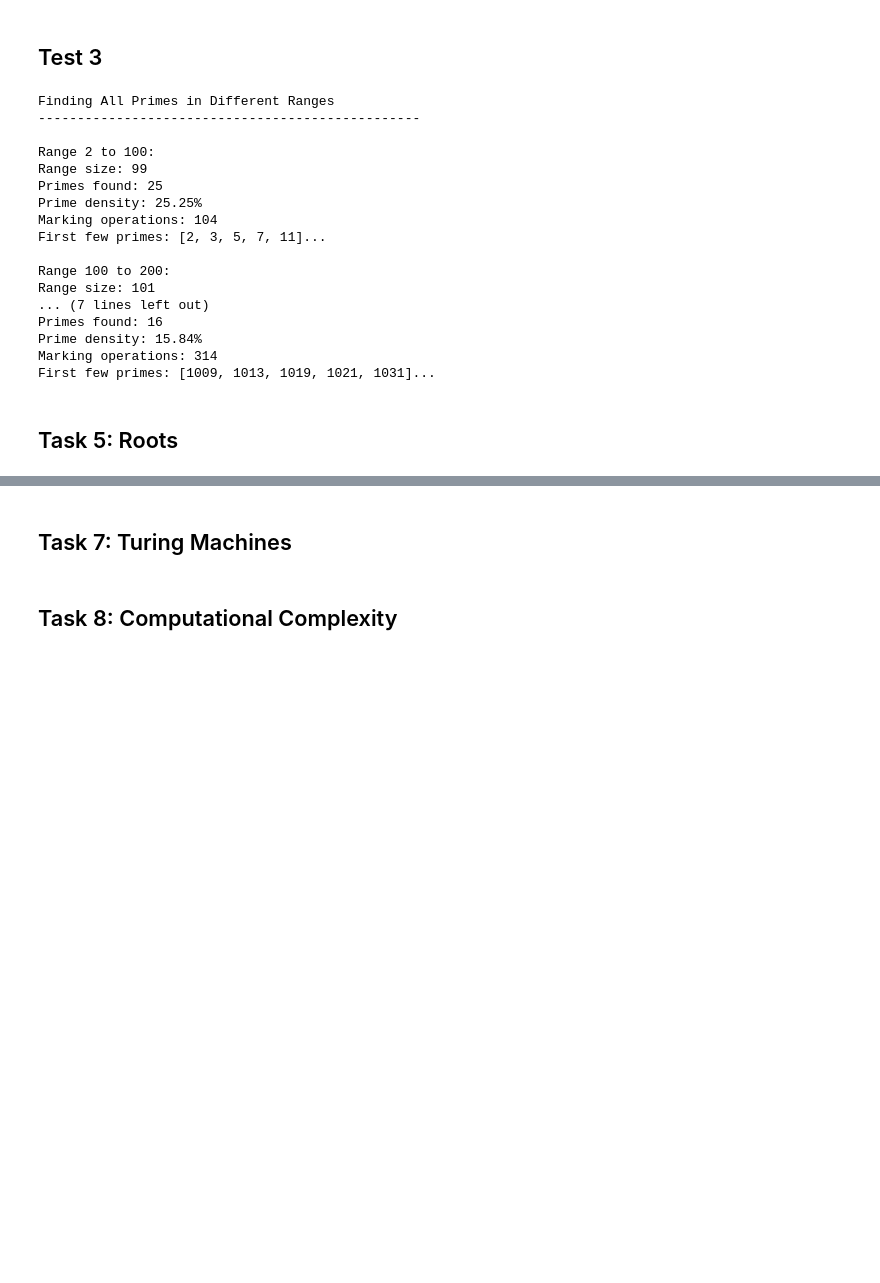
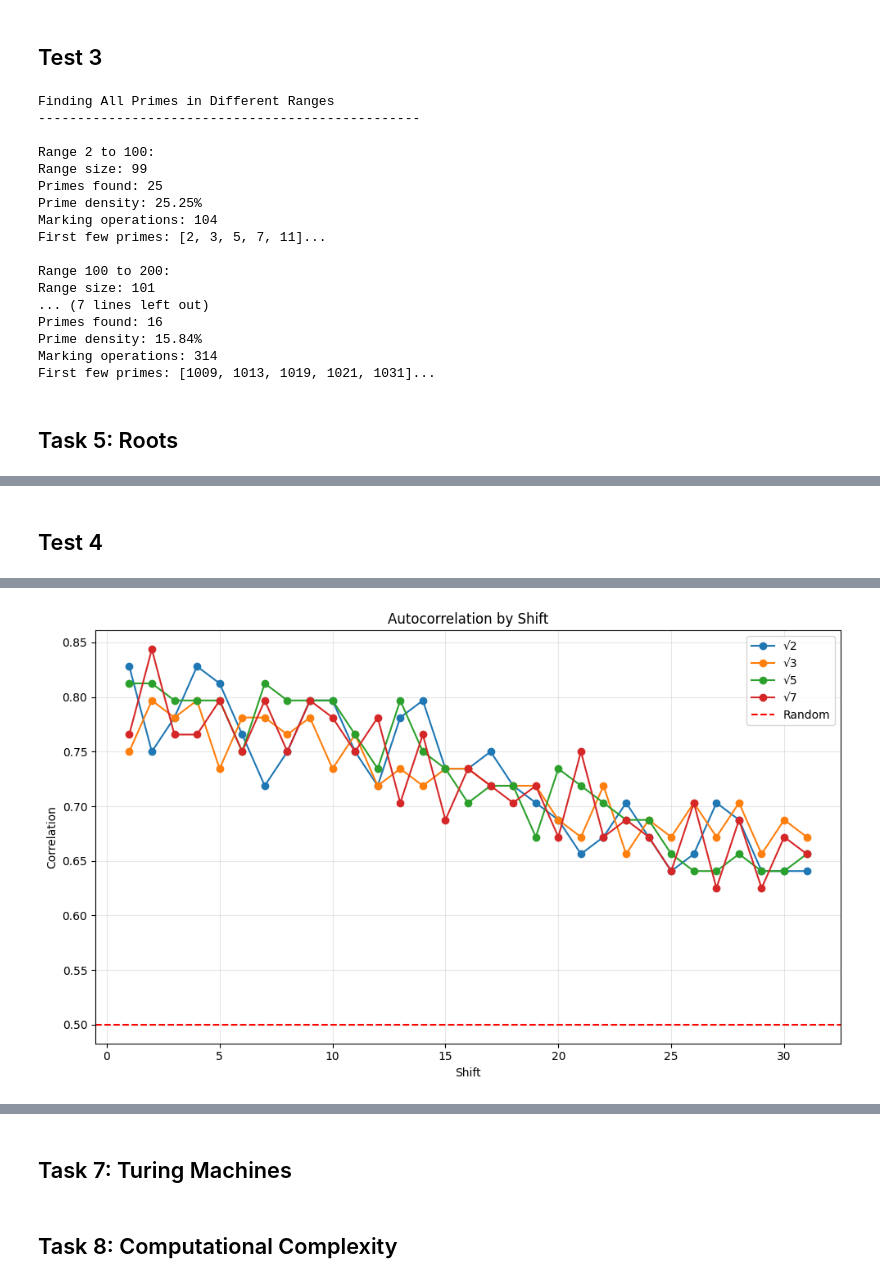
Before and after one commit to LukeCorc99/ComputationalTheory, a Jupyter notebook: tasks.ipynb, the cells around one changed output, grey strips where cells are left out. Saved outputs shown, nothing was run; the diff lists cells and outputs as text; code cells hidden in the pictures; blank space fills up the shorter version.

```diff
--- a/tasks.ipynb
+++ b/tasks.ipynb
@@ -1137,0 +1380,71 @@ def calculateRootFractions(nPrimes=100, bits=32):
+# %% [markdown]
+## Test 4
+# %%
+def testPeriodicity(plot=True):
+    bits = 128
+    primes = [2, 3, 5, 7, 11, 13]
+
+    print(f"Analyzing {bits}-bit sequences for periodicity")
+
+    # Store results for plotting
+    autocorrData = []
+
+    for prime in primes:
+        fraction = fractionalBitsOfSqrt(prime, bits)
+
+        # Check for exact periodic patterns (simple version)
+        hasPeriod = False
+
+        for period in range(2, min(32, bits//4)):
+            matches = True
+            for i in range(period, bits - period, period):
+                if fraction[0:period] != fraction[i:i+period]:
+                    matches = False
+                    break
+
+            if matches:
+                hasPeriod = True
+                print(f"√{prime}: Found periodic pattern of length {period}")
+                print(f"  Pattern: {fraction[0:period]}")
+                break
+
+        if not hasPeriod:
+            # Check autocorrelation for approximate periodicity
+            shifts = range(1, min(33, bits//4))
+            bestShifts = []
+
+            for shift in shifts:
+                correlation = sum(fraction[i] == fraction[(i+shift) % bits]
+                                  for i in range(bits)) / bits
+
+                bestShifts.append((shift, correlation))
+                autocorrData.append((prime, shift, correlation))
+
+            # Report top 3 correlations
+            topShifts = sorted(bestShifts, key=lambda x: x[1], reverse=True)[:3]
+
+            print(f"√{prime}: No exact periodicity found")
+            print(f"  Best autocorrelations: {topShifts}")
+
+    if plot and autocorrData:
+        # Plot autocorrelation for the first few primes
+        plt.figure(figsize=(10, 6))
+        for p in primes[:4]:  # First 4 primes for clarity
+            primeData = [(s, c) for pr, s, c in autocorrData if pr == p]
+            if primeData:
+                shifts, corrs = zip(*primeData)
+                plt.plot(shifts, corrs, 'o-', label=f"√{p}")
+
+        plt.axhline(y=0.5, color='r', linestyle='--', label='Random')
+        plt.xlabel('Shift')
+        plt.ylabel('Correlation')
+        plt.title('Autocorrelation by Shift')
+        plt.grid(alpha=0.3)
+        plt.legend()
+        plt.tight_layout()
+        plt.savefig("test6_periodicity.png")
+
+    print()
+
+testPeriodicity()
+# %% [output]
@@ -1137,0 +1464 @@ def calculateRootFractions(nPrimes=100, bits=32):
+[figure, added]
```
Also changed, not shown: parts of 11 cells of this notebook, 6 other files.
